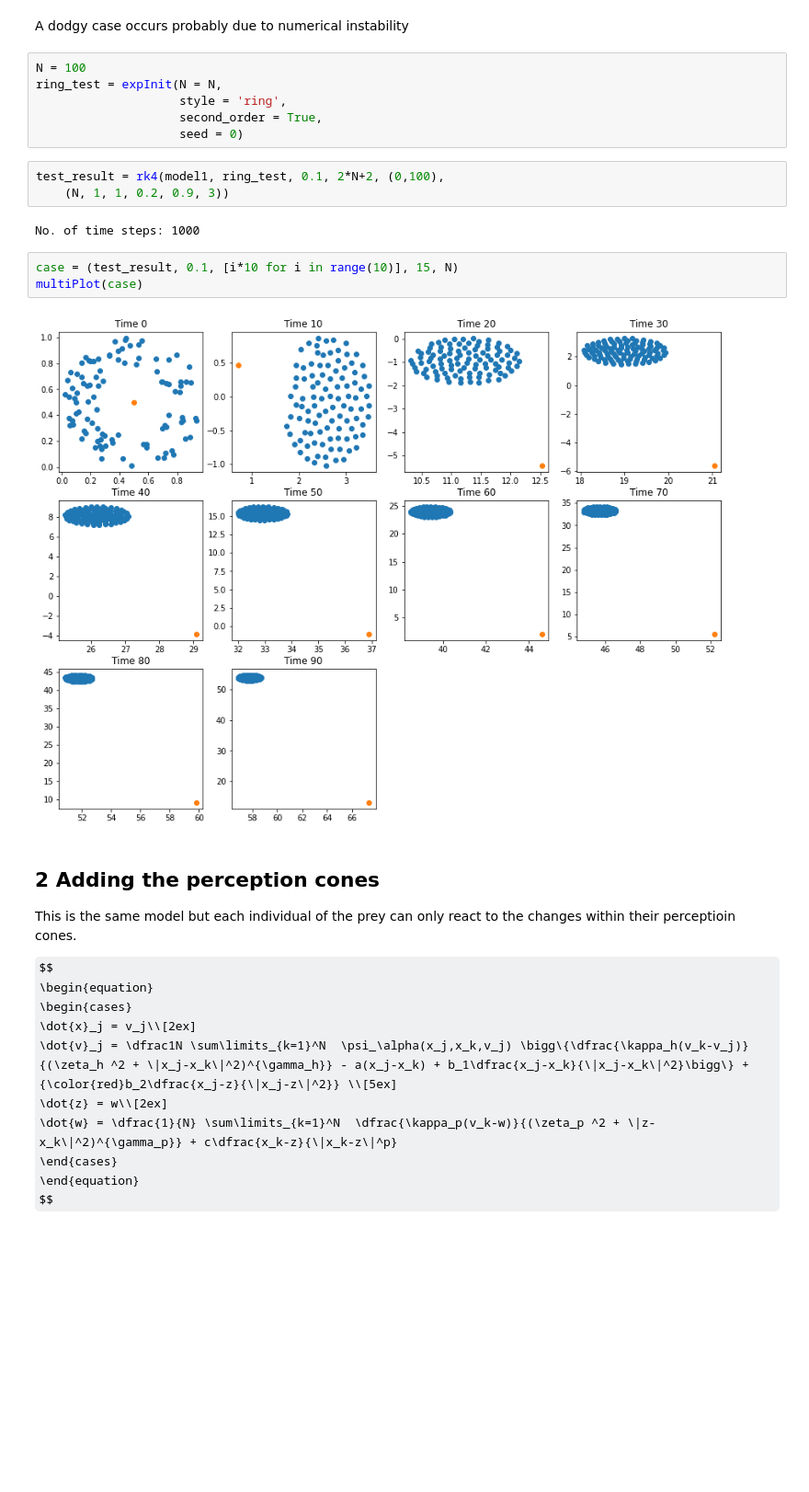
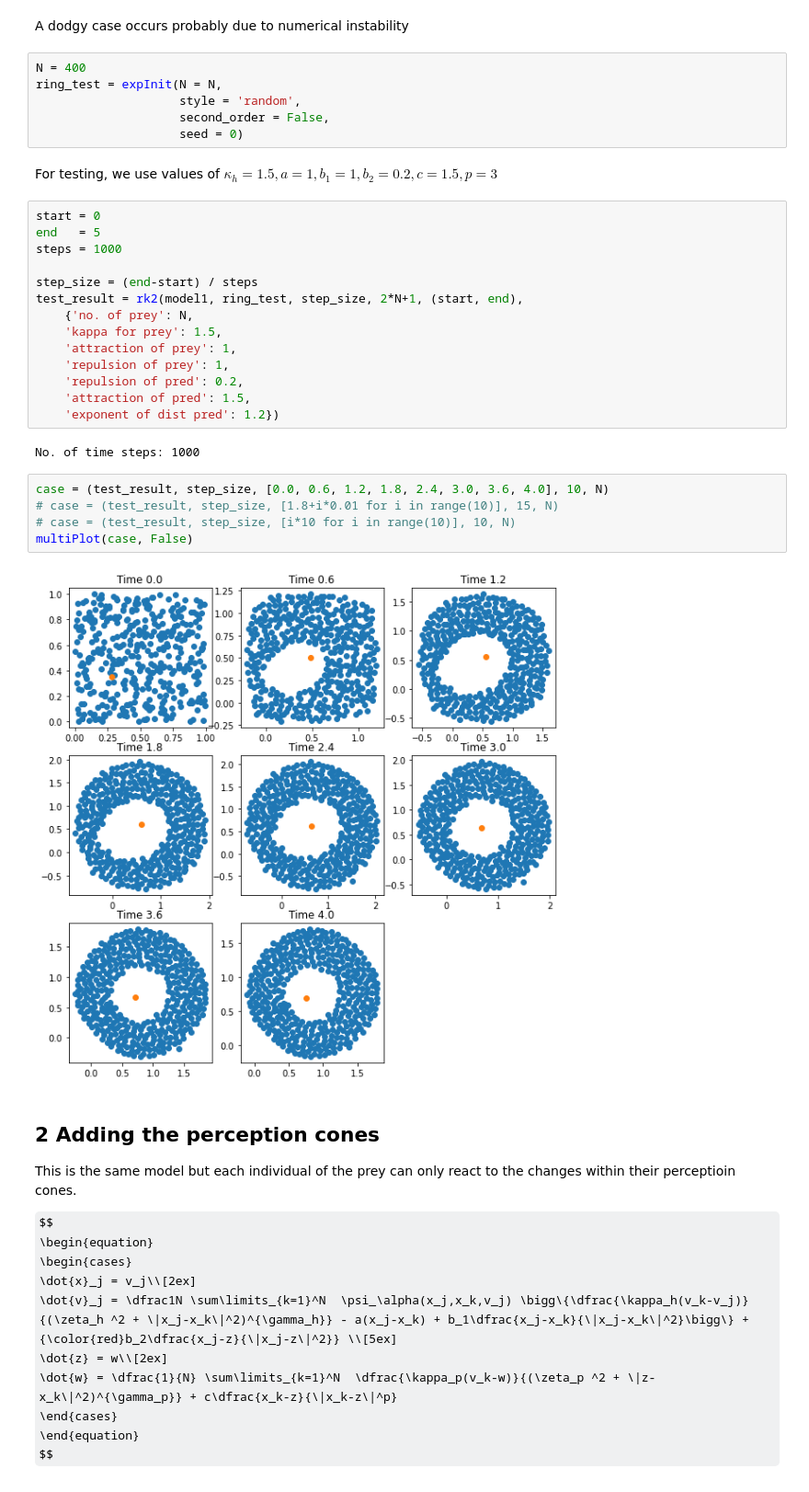
Before and after one commit to isomorphicdude/Summer2022UROP, a Jupyter notebook: improvements.ipynb, the cells around one changed output. Shown: that part at 92% size. Saved outputs shown, nothing was run; the diff lists cells and outputs as text; some formulas as TeX source; blank space fills up the shorter version.

```diff
--- a/improvements.ipynb
+++ b/improvements.ipynb
@@ -114,21 +89,36 @@ array([[ 6.33486715e-01,  1.29529974e-01],
 # %% [markdown]
 A dodgy case occurs probably due to numerical instability
 # %%
-N = 100
+N = 400
 ring_test = expInit(N = N,
-                    style = 'ring',
-                    second_order = True,
+                    style = 'random',
+                    second_order = False,
                     seed = 0)
-# %%
-test_result = rk4(model1, ring_test, 0.1, 2*N+2, (0,100),
-    (N, 1, 1, 0.2, 0.9, 3))
-# %% [output]
-No. of time steps: 1000
-# %%
-case = (test_result, 0.1, [i*10 for i in range(10)], 15, N)
-multiPlot(case)
-# %% [output]
-[figure, removed]
+# %% [markdown]
+For testing, we use values of $\kappa_h = 1.5, a=1, b_1 = 1, b_2 = 0.2, c = 1.5 ,p = 3$
+# %%
+start = 0
+end   = 5
+steps = 1000
+
+step_size = (end-start) / steps
+test_result = rk2(model1, ring_test, step_size, 2*N+1, (start, end),
+    {'no. of prey': N,
+    'kappa for prey': 1.5,
+    'attraction of prey': 1,
+    'repulsion of prey': 1,
+    'repulsion of pred': 0.2,
+    'attraction of pred': 1.5,
+    'exponent of dist pred': 1.2})
+# %% [output]
+No. of time steps: 1000
+# %%
+case = (test_result, step_size, [0.0, 0.6, 1.2, 1.8, 2.4, 3.0, 3.6, 4.0], 10, N)
+# case = (test_result, step_size, [1.8+i*0.01 for i in range(10)], 15, N)
+# case = (test_result, step_size, [i*10 for i in range(10)], 10, N)
+multiPlot(case, False)
+# %% [output]
+[figure, added]
 # %% [markdown]
 ## 2 Adding the perception cones
 
```
Also changed, not shown: parts of 4 cells of this notebook.
